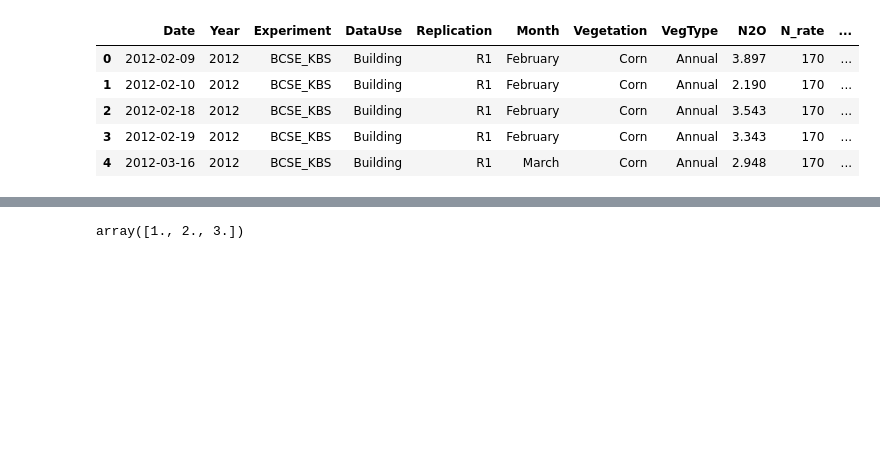
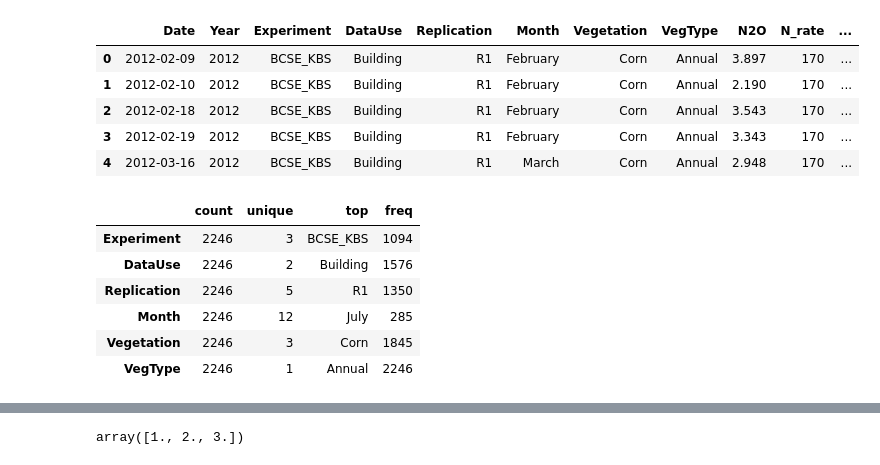
Before and after one commit to VinodKumarJodu/AgriculturalN2OFluxEmission, a Jupyter notebook: AgriN2OEmission.ipynb, the cells around one changed output, grey strips where cells are left out. Saved outputs shown, nothing was run; the diff lists cells and outputs as text; code cells hidden in the pictures; blank space fills up the shorter version.

```diff
--- a/AgriN2OEmission.ipynb
+++ b/AgriN2OEmission.ipynb
@@ -64,3 +64,13 @@ agri_data.head()
 | 2 | 2012-02-18 | 2012 | BCSE_KBS | Building | R1 | February | Corn | Annual | 3.543 | 170 | ... |
 | 3 | 2012-02-19 | 2012 | BCSE_KBS | Building | R1 | February | Corn | Annual | 3.343 | 170 | ... |
 | 4 | 2012-03-16 | 2012 | BCSE_KBS | Building | R1 | March | Corn | Annual | 2.948 | 170 | ... |
+# %%
+agri_data.describe(include='O').T
+# %% [output]
+|  | count | unique | top | freq |
+| Experiment | 2246 | 3 | BCSE_KBS | 1094 |
+| DataUse | 2246 | 2 | Building | 1576 |
+| Replication | 2246 | 5 | R1 | 1350 |
+| Month | 2246 | 12 | July | 285 |
+| Vegetation | 2246 | 3 | Corn | 1845 |
+| VegType | 2246 | 1 | Annual | 2246 |
```
Also changed, not shown: parts of 11 cells of this notebook, 1 other file.
